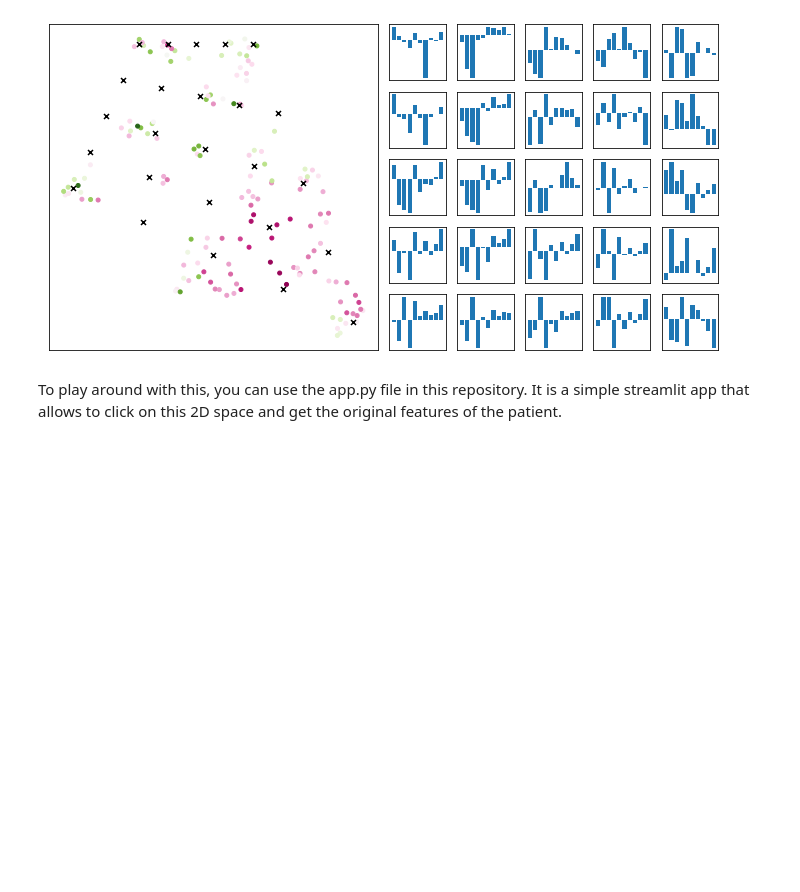
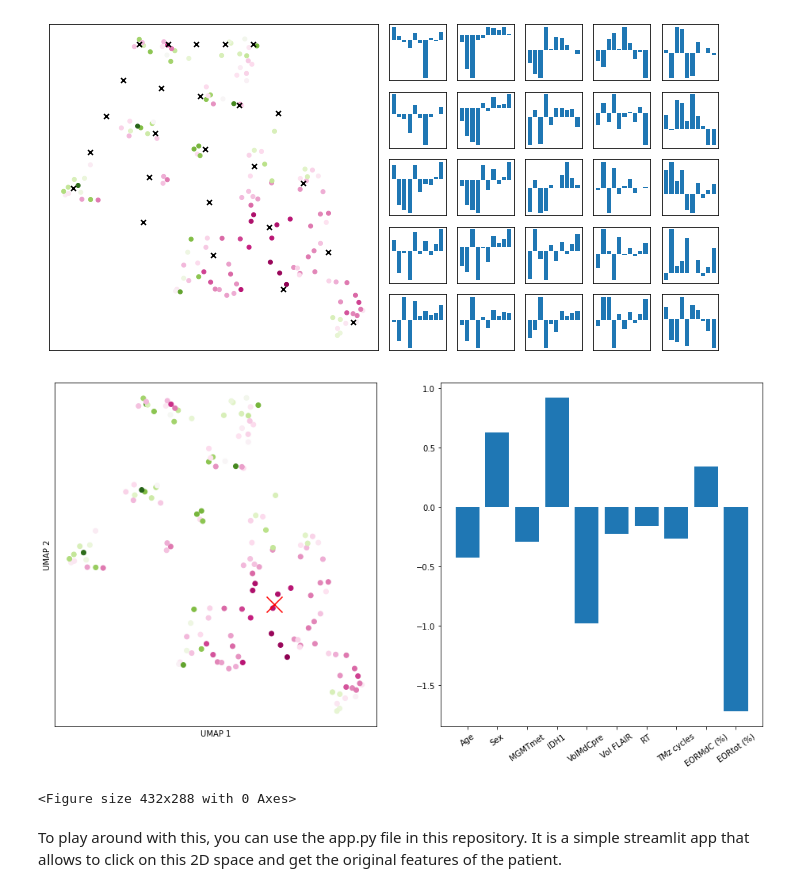
Before and after one commit to gullo97/medicine2, a Jupyter notebook: notebook.ipynb, the cells around one changed output. Drawn from its saved outputs; the diff is of its cells as text; code cells hidden in the pictures; blank space fills up the shorter version.

```diff
--- a/notebook.ipynb
+++ b/notebook.ipynb
@@ -178,6 +178,26 @@ for i in range(5):
 plt.savefig('umap_embedding_reversed.png')
 # %% [output]
 [figure]
+# %%
+test_pts = np.array([12,4.5]).reshape(1, -1)
+inv_transformed_points = mapper.inverse_transform(test_pts)
+#plot embedding and inverse transformed points
+plt.figure(figsize=(16,8))
+plt.subplot(1,2,1)
+plt.scatter(mapper.embedding_[:, 0], mapper.embedding_[:, 1], c=labels, cmap='PiYG')
+plt.scatter(test_pts[:, 0], test_pts[:, 1], c='red', marker='x', s=400)
+plt.xlabel('UMAP 1')
+plt.ylabel('UMAP 2')
+plt.xticks([])
+plt.yticks([])
+plt.subplot(1,2,2)
+plt.bar(range(len(inv_transformed_points[0])), inv_transformed_points[0])
+plt.xticks(range(len(inv_transformed_points[0])), data.columns[:-2], rotation=35)
+plt.show()
+plt.savefig('umap_embedding_reversed_3.png')
+# %% [output]
+[figure, added]
+<Figure size 432x288 with 0 Axes>
 # %% [markdown]
 To play around with this, you can use the app.py file in this repository. It is a simple streamlit app that allows to click on this 2D space and get the original features of the patient.
 # %% [markdown]
```
Also changed, not shown: parts of 6 cells of this notebook, 4 other files.
